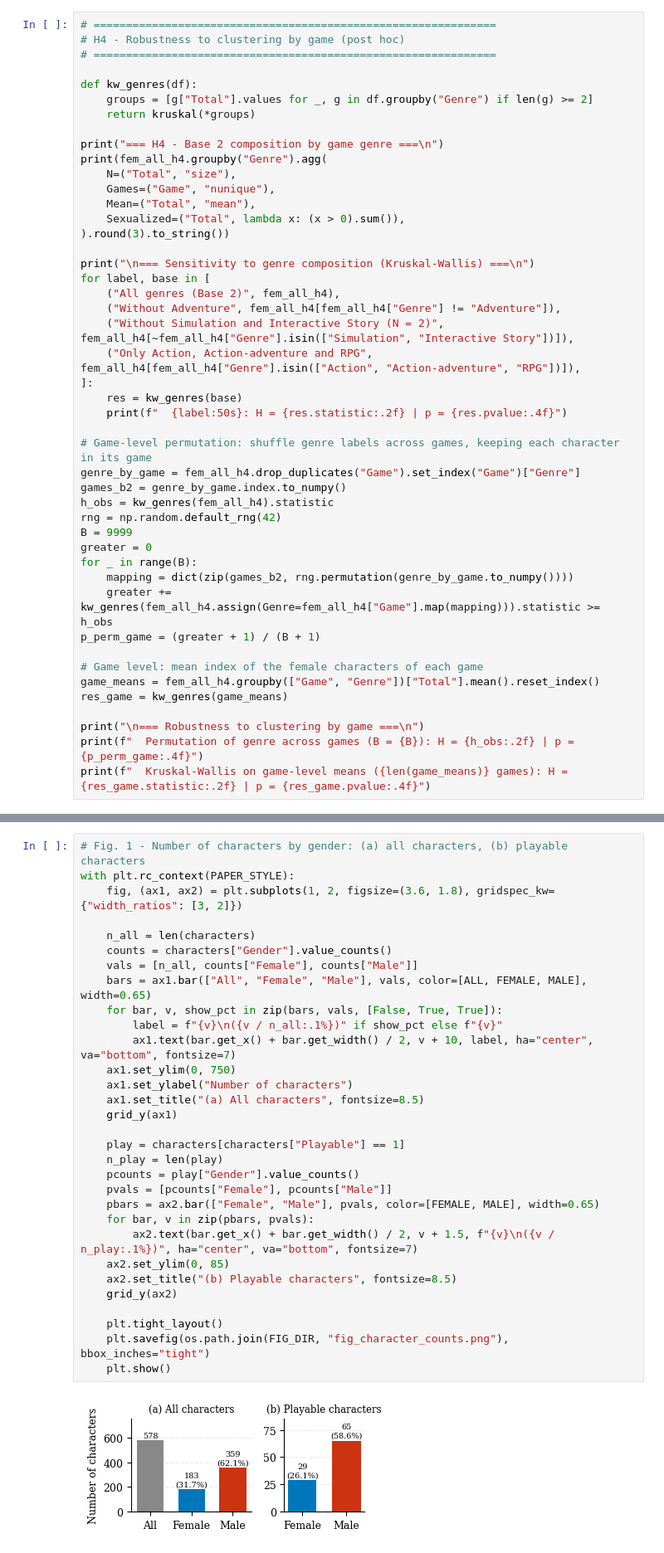
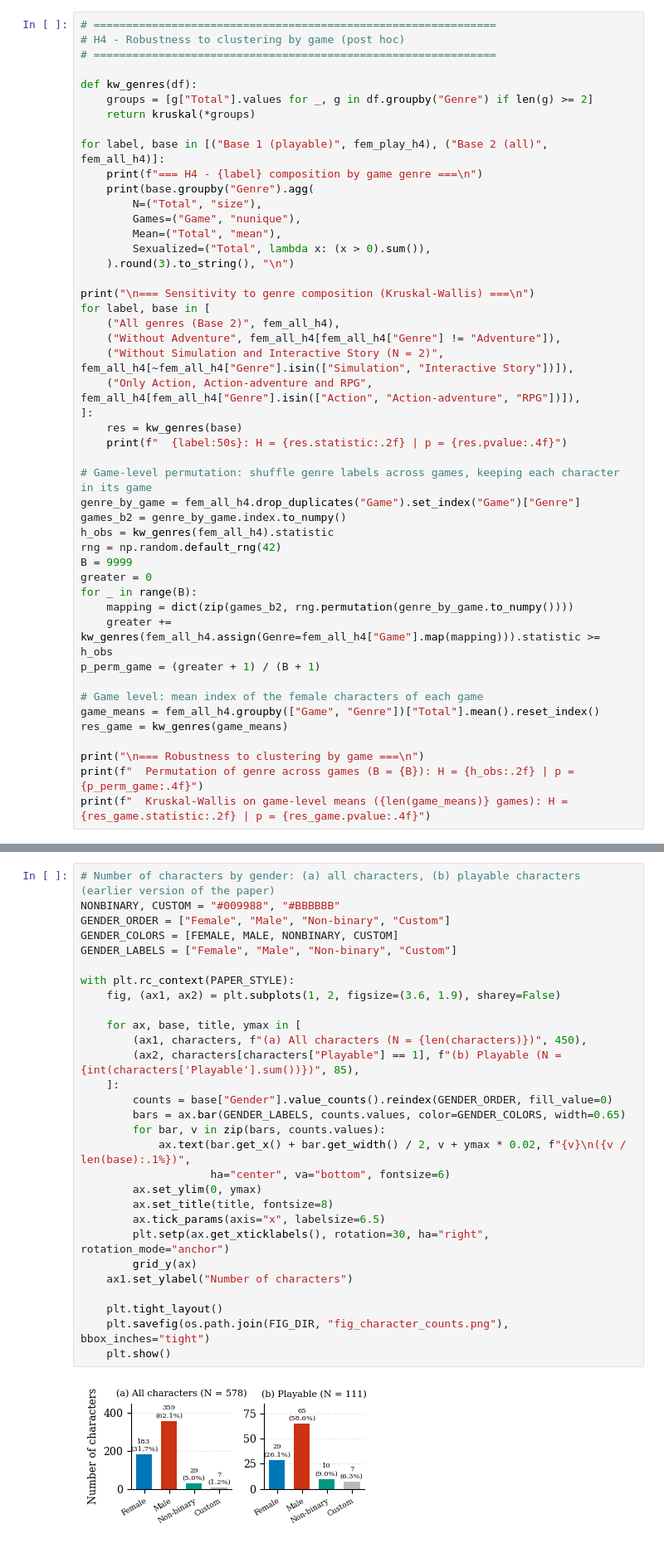
Before and after one commit to marinaladeira/female-characters-aaa-games-2012-2022, a Jupyter notebook: notebooks/02_data_analysis.ipynb, the cells around one changed output, grey strips where cells are left out. Shown at 83% size. Cells and saved outputs as stored; diff of their text form.

```diff
--- a/notebooks/02_data_analysis.ipynb
+++ b/notebooks/02_data_analysis.ipynb
@@ -1307,13 +1712,14 @@ def kw_genres(df):
     groups = [g["Total"].values for _, g in df.groupby("Genre") if len(g) >= 2]
     return kruskal(*groups)
 
-print("=== H4 - Base 2 composition by game genre ===\n")
-print(fem_all_h4.groupby("Genre").agg(
-    N=("Total", "size"),
-    Games=("Game", "nunique"),
-    Mean=("Total", "mean"),
-    Sexualized=("Total", lambda x: (x > 0).sum()),
-).round(3).to_string())
+for label, base in [("Base 1 (playable)", fem_play_h4), ("Base 2 (all)", fem_all_h4)]:
+    print(f"=== H4 - {label} composition by game genre ===\n")
+    print(base.groupby("Genre").agg(
+        N=("Total", "size"),
+        Games=("Game", "nunique"),
+        Mean=("Total", "mean"),
+        Sexualized=("Total", lambda x: (x > 0).sum()),
+    ).round(3).to_string(), "\n")
 
 print("\n=== Sensitivity to genre composition (Kruskal-Wallis) ===\n")
 for label, base in [
@@ -1686,36 +2201,34 @@ def grid_y(ax):
     ax.grid(axis="y", linestyle="--", alpha=0.4, color="#cccccc")
     ax.set_axisbelow(True)
 # %%
-# Fig. 1 - Number of characters by gender: (a) all characters, (b) playable characters
+# Number of characters by gender: (a) all characters, (b) playable characters (earlier version of the paper)
+NONBINARY, CUSTOM = "#009988", "#BBBBBB"
+GENDER_ORDER = ["Female", "Male", "Non-binary", "Custom"]
+GENDER_COLORS = [FEMALE, MALE, NONBINARY, CUSTOM]
+GENDER_LABELS = ["Female", "Male", "Non-binary", "Custom"]
+
 with plt.rc_context(PAPER_STYLE):
-    fig, (ax1, ax2) = plt.subplots(1, 2, figsize=(3.6, 1.8), gridspec_kw={"width_ratios": [3, 2]})
+    fig, (ax1, ax2) = plt.subplots(1, 2, figsize=(3.6, 1.9), sharey=False)
 
-    n_all = len(characters)
-    counts = characters["Gender"].value_counts()
-    vals = [n_all, counts["Female"], counts["Male"]]
-    bars = ax1.bar(["All", "Female", "Male"], vals, color=[ALL, FEMALE, MALE], width=0.65)
-    for bar, v, show_pct in zip(bars, vals, [False, True, True]):
-        label = f"{v}\n({v / n_all:.1%})" if show_pct else f"{v}"
-        ax1.text(bar.get_x() + bar.get_width() / 2, v + 10, label, ha="center", va="bottom", fontsize=7)
-    ax1.set_ylim(0, 750)
+    for ax, base, title, ymax in [
+        (ax1, characters, f"(a) All characters (N = {len(characters)})", 450),
+        (ax2, characters[characters["Playable"] == 1], f"(b) Playable (N = {int(characters['Playable'].sum())})", 85),
+    ]:
+        counts = base["Gender"].value_counts().reindex(GENDER_ORDER, fill_value=0)
+        bars = ax.bar(GENDER_LABELS, counts.values, color=GENDER_COLORS, width=0.65)
+        for bar, v in zip(bars, counts.values):
+            ax.text(bar.get_x() + bar.get_width() / 2, v + ymax * 0.02, f"{v}\n({v / len(base):.1%})",
+                    ha="center", va="bottom", fontsize=6)
+        ax.set_ylim(0, ymax)
+        ax.set_title(title, fontsize=8)
+        ax.tick_params(axis="x", labelsize=6.5)
+        plt.setp(ax.get_xticklabels(), rotation=30, ha="right", rotation_mode="anchor")
+        grid_y(ax)
     ax1.set_ylabel("Number of characters")
-    ax1.set_title("(a) All characters", fontsize=8.5)
-    grid_y(ax1)
-
-    play = characters[characters["Playable"] == 1]
-    n_play = len(play)
-    pcounts = play["Gender"].value_counts()
-    pvals = [pcounts["Female"], pcounts["Male"]]
-    pbars = ax2.bar(["Female", "Male"], pvals, color=[FEMALE, MALE], width=0.65)
-    for bar, v in zip(pbars, pvals):
-        ax2.text(bar.get_x() + bar.get_width() / 2, v + 1.5, f"{v}\n({v / n_play:.1%})", ha="center", va="bottom", fontsize=7)
-    ax2.set_ylim(0, 85)
-    ax2.set_title("(b) Playable characters", fontsize=8.5)
-    grid_y(ax2)
 
     plt.tight_layout()
     plt.savefig(os.path.join(FIG_DIR, "fig_character_counts.png"), bbox_inches="tight")
     plt.show()
 # %% [output]
-[figure, old version]
+[figure, new version]
 # %%
```
Also changed, not shown: parts of 35 cells of this notebook, 7 other files.
